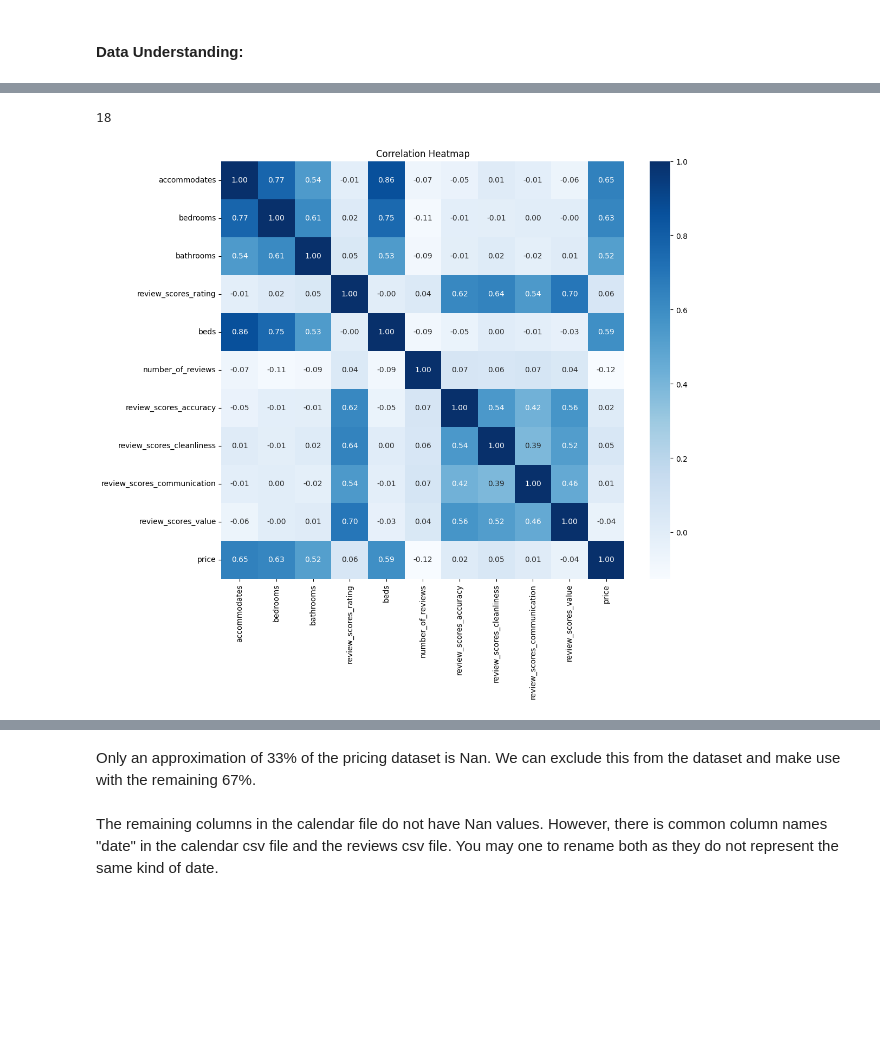
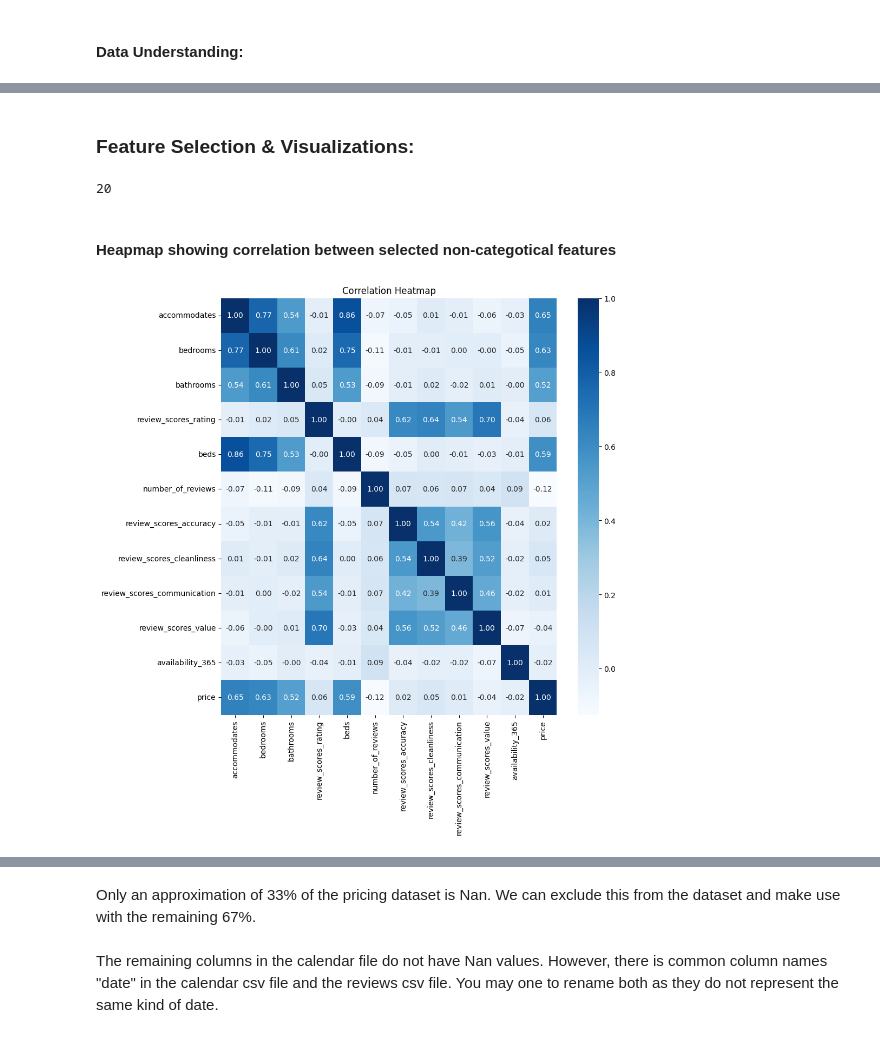
Before and after one commit to ABIGAILDEBBY/airnb-data-analysis, a Jupyter notebook: analysis.ipynb, the cells around one changed output, grey strips where cells are left out. Drawn from its saved outputs; the diff is of its cells as text; code cells hidden in the pictures; blank space fills up the shorter version.

```diff
--- a/analysis.ipynb
+++ b/analysis.ipynb
@@ -45,6 +81,6 @@ Shape of dataset:  (3818, 92)
 # %%
 # Calculate the threshold count for dropping columns
-threshold = len(listings) * 0.7
+threshold_col = len(listings) * 0.7
 
 # Replace empty and "none" values with NaN
 listings_replaced = listings.replace(['', 'none'], np.nan)
@@ -53,7 +89,7 @@ listings_replaced = listings.replace(['', 'none'], np.nan)
 na_counts = listings_replaced.isna().sum()
 
 # Get the column indices where the count exceeds or equals the threshold
-columns_to_drop_1 = na_counts[na_counts >= threshold].index
+columns_to_drop_1 = na_counts[na_counts >= threshold_col].index
 
 # Drop the columns
 listings = listings_replaced.drop(columns=columns_to_drop_1)
@@ -64,7 +100,7 @@ value_counts = listings.nunique()
 # Get the column names where all values are the same
 columns_to_drop_2 = value_counts[value_counts == 1].index
 
-# Drop the columns
+# Drop the non-unique columns of this dataset
 listings = listings.drop(columns=columns_to_drop_2)
 columns_to_drop = columns_to_drop_1.to_list() + columns_to_drop_2.to_list()
 print("Dropped columns are :", columns_to_drop)
@@ -102,8 +147,12 @@ Index(['id', 'listing_url', 'name', 'summary', 'space', 'description',
        'require_guest_profile_picture', 'require_guest_phone_verification',
        'calculated_host_listings_count', 'reviews_per_month'],
       dtype='object')
+# %% [markdown]
+### Feature Selection & Visualizations:
 # %%
-relevant_listing_cols= [
+# Select the columns of interest, including 'price'
+
+columns_of_interest = [
     'host_is_superhost',
     'neighbourhood_cleansed',
     'accommodates',
@@ -121,29 +170,30 @@ relevant_listing_cols= [
     'review_scores_cleanliness',
     'review_scores_communication',
     'review_scores_value',
-    'cancellation_policy'
+    'cancellation_policy',
+    'availability_365',
+    'price'
 ]
 
-len(relevant_listing_cols)
+len(columns_of_interest)
 # %% [output]
-18
+20
+# %% [markdown]
+#### Heapmap showing correlation between selected non-categotical features
 # %%
-# Select the columns of interest, including 'price'
-columns_of_interest = relevant_listing_cols + ['price']
-
 # Subset the data to include only the columns of interest
 listings_relevant = listings.loc[:, columns_of_interest]
 
 # Remove non-numeric characters from the 'pricing' column
 listings_relevant['price'] = listings_relevant['price'].apply(lambda x: re.sub(r'[^\d.]+', '', str(x))).astype(float)
 
 # Calculate the correlation matrix
 correlation_matrix = listings_relevant.corr()
 
 # Visualize the correlations using a heatmap
 plt.figure(figsize=(10, 10))
 sns.heatmap(correlation_matrix, cmap='Blues', annot=True, fmt=".2f")
 plt.title('Correlation Heatmap')
 plt.show()
 # %% [output]
-[figure, old version]
+[figure, new version]
```
Also changed, not shown: parts of 18 cells of this notebook.
